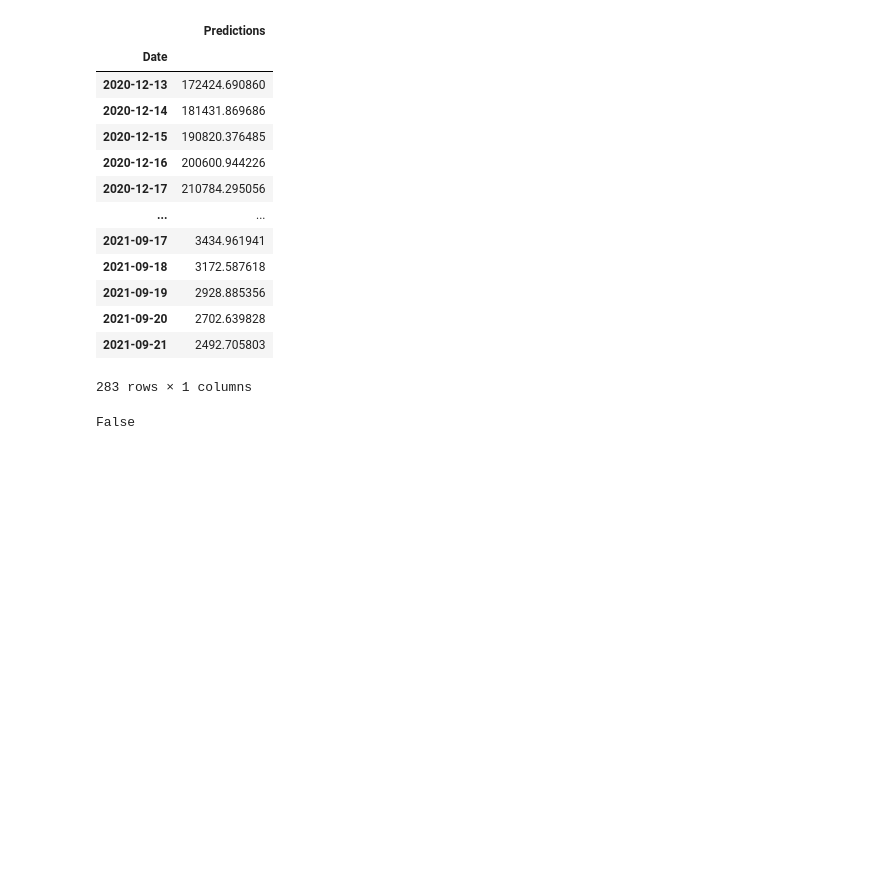
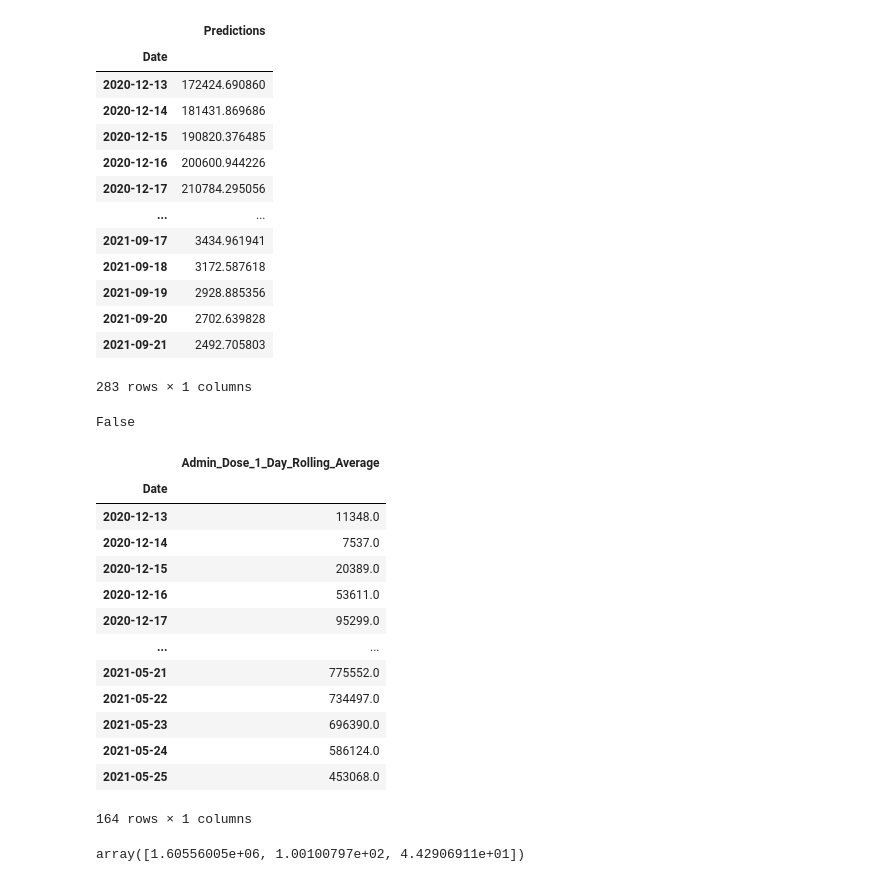
Before and after one commit to miranisaurabh/yyg-seir-simulator, a Jupyter notebook: vaccine_predictions_curveFit.ipynb, the cells around one changed output. Saved outputs shown, nothing was run; the diff lists cells and outputs as text; code cells hidden in the pictures; blank space fills up the shorter version.

```diff
--- a/vaccine_predictions_curveFit.ipynb
+++ b/vaccine_predictions_curveFit.ipynb
@@ -227,3 +227,41 @@ all_df.to_csv('vaccine_forecasts.csv')
 (pd.read_csv('vaccine_forecasts.csv')['Predictions']<0).any()
 # %% [output]
 False
+# %%
+data = data[['Date', 'Admin_Dose_1_Day_Rolling_Average']]
+data = data.dropna()
+data = data.set_index('Date')
+data.index = pd.to_datetime(data.index)
+data
+# %% [output]
+|  | Admin_Dose_1_Day_Rolling_Average |
+| Date |  |
+| 2020-12-13 | 11348.0 |
+| 2020-12-14 | 7537.0 |
+| 2020-12-15 | 20389.0 |
+| 2020-12-16 | 53611.0 |
+| 2020-12-17 | 95299.0 |
+| ... | ... |
+| 2021-05-21 | 775552.0 |
+| 2021-05-22 | 734497.0 |
+| 2021-05-23 | 696390.0 |
+| 2021-05-24 | 586124.0 |
+| 2021-05-25 | 453068.0 |
+164 rows × 1 columns
+# %%
+'''
+Gaussian function: f(x) = a * e^(-0.5 * ((x-μ)/σ)**2)
+'''
+def gaussian_f(X, a, b, c):
+    y = a * np.exp(-0.5 * ((X-b)/c)**2)
+    return y
+## optimize from scipy
+gaussian_model, cov = optimize.curve_fit(gaussian_f,
+                                xdata=np.arange(len(data['Admin_Dose_1_Day_Rolling_Average'])),
+                                ydata=data['Admin_Dose_1_Day_Rolling_Average'].values)
+
+                                # p0=[1, np.mean(data['Administered_7_Day_Rolling_Average']), 1])
+## print the parameters
+gaussian_model
+# %% [output]
+array([1.60556005e+06, 1.00100797e+02, 4.42906911e+01])
```
Also changed, not shown: parts of 11 cells of this notebook, 2 other files.
